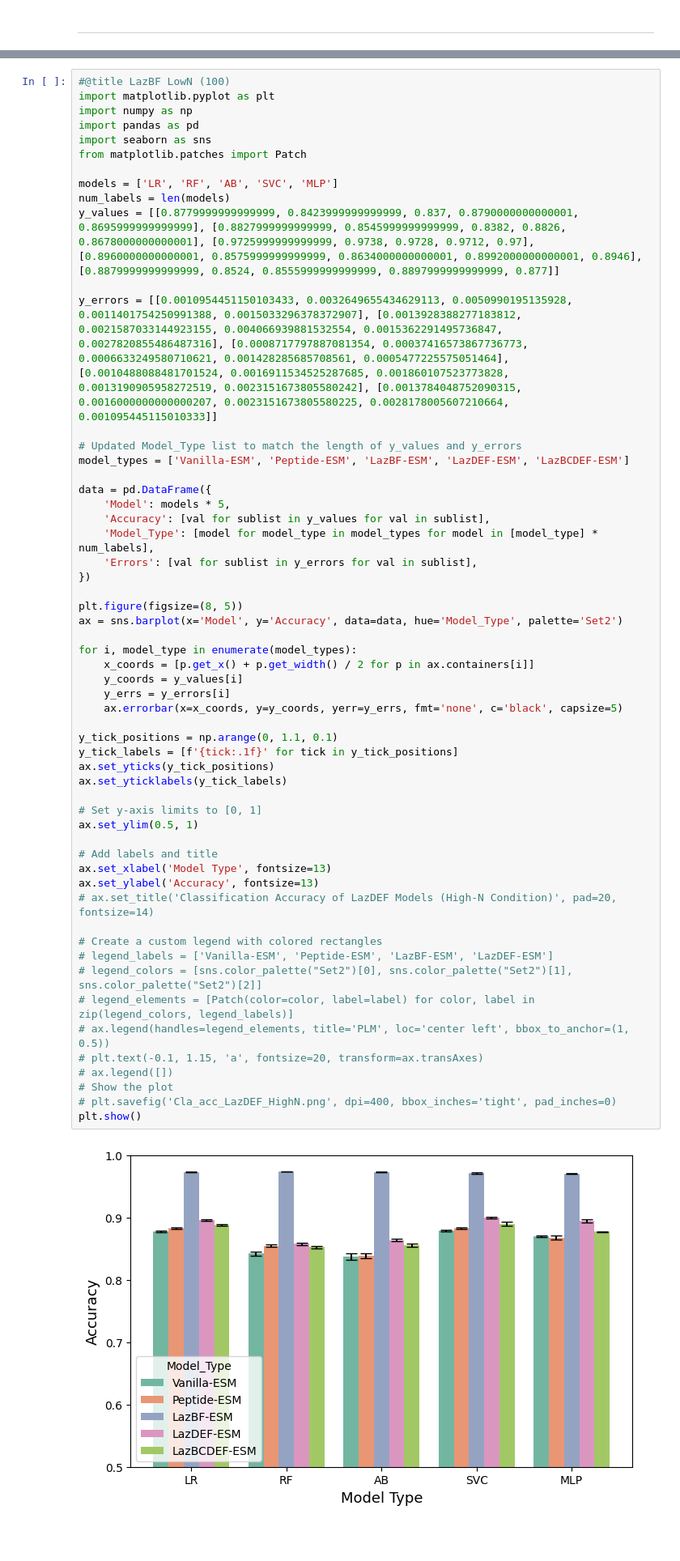
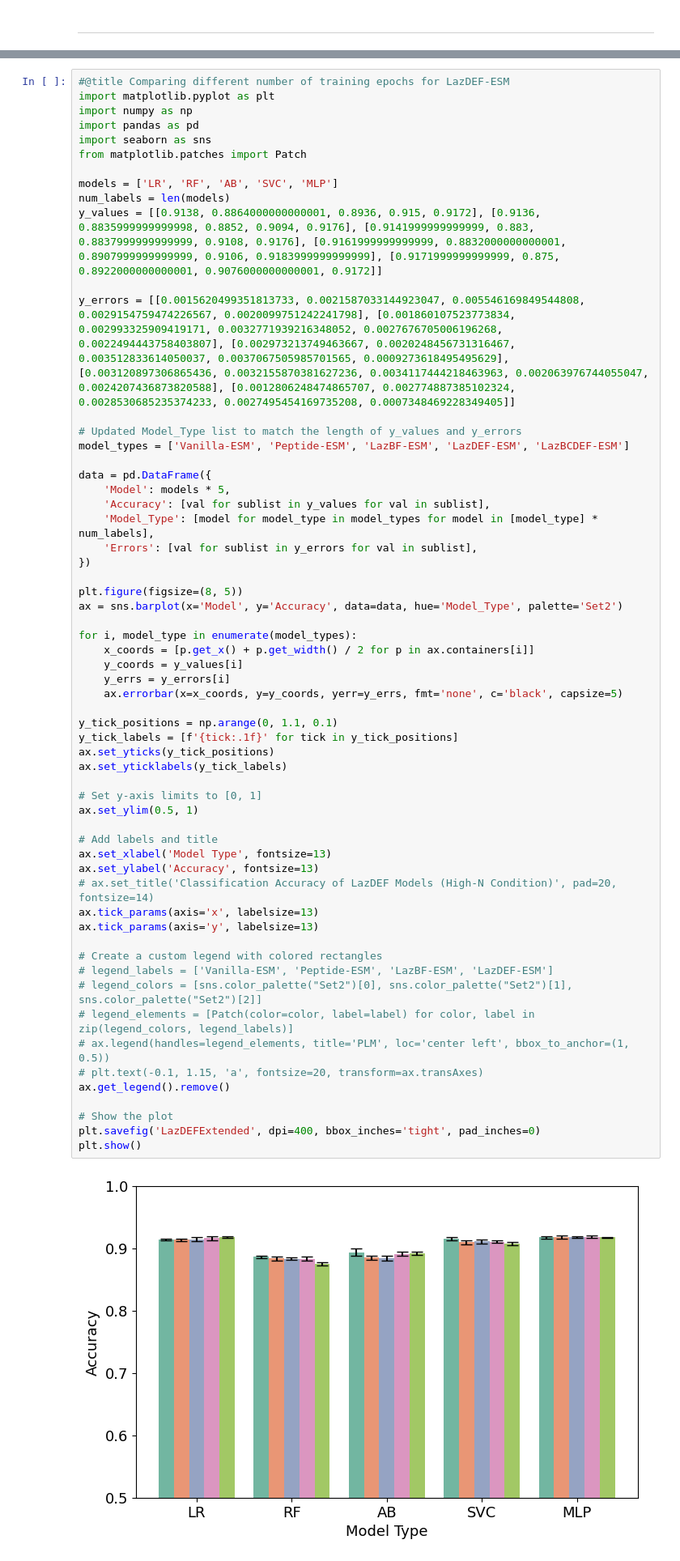
Before and after one commit to ShuklaGroup/LazBFDEF, a Jupyter notebook: scripts/Figures.ipynb, the cells around one changed output, grey strips where cells are left out. Shown: that part at 81% size. Cells and saved outputs as stored; diff of their text form; blank space fills up the shorter version.

```diff
--- a/scripts/Figures.ipynb
+++ b/scripts/Figures.ipynb
@@ -377,5 +435,5 @@ plt.show()
 # %%
-#@title LazBF LowN (100)
+#@title Comparing different number of training epochs for LazDEF-ESM
 import matplotlib.pyplot as plt
 import numpy as np
 import pandas as pd
@@ -384,9 +442,9 @@ from matplotlib.patches import Patch
 
 models = ['LR', 'RF', 'AB', 'SVC', 'MLP']
 num_labels = len(models)
-y_values = [[0.8779999999999999, 0.8423999999999999, 0.837, 0.8790000000000001, 0.8695999999999999], [0.8827999999999999, 0.8545999999999999, 0.8382, 0.8826, 0.8678000000000001], [0.9725999999999999, 0.9738, 0.9728, 0.9712, 0.97], [0.8960000000000001, 0.8575999999999999, 0.8634000000000001, 0.8992000000000001, 0.8946], [0.8879999999999999, 0.8524, 0.8555999999999999, 0.8897999999999999, 0.877]]
+y_values = [[0.9138, 0.8864000000000001, 0.8936, 0.915, 0.9172], [0.9136, 0.8835999999999998, 0.8852, 0.9094, 0.9176], [0.9141999999999999, 0.883, 0.8837999999999999, 0.9108, 0.9176], [0.9161999999999999, 0.8832000000000001, 0.8907999999999999, 0.9106, 0.9183999999999999], [0.9171999999999999, 0.875, 0.8922000000000001, 0.9076000000000001, 0.9172]]
 
-y_errors = [[0.0010954451150103433, 0.0032649655434629113, 0.0050990195135928, 0.0011401754250991388, 0.0015033296378372907], [0.0013928388277183812, 0.0021587033144923155, 0.004066939881532554, 0.0015362291495736847, 0.0027820855486487316], [0.0008717797887081354, 0.00037416573867736773, 0.0006633249580710621, 0.001428285685708561, 0.0005477225575051464], [0.0010488088481701524, 0.0016911534525287685, 0.001860107523773828, 0.0013190905958272519, 0.0023151673805580242], [0.0013784048752090315, 0.0016000000000000207, 0.0023151673805580225, 0.0028178005607210664, 0.001095445115010333]]
+y_errors = [[0.0015620499351813733, 0.0021587033144923047, 0.005546169849544808, 0.0029154759474226567, 0.0020099751242241798], [0.001860107523773834, 0.002993325909419171, 0.0032771939216348052, 0.0027676705006196268, 0.0022494443758403807], [0.002973213749463667, 0.0020248456731316467, 0.003512833614050037, 0.0037067505985701565, 0.0009273618495495629], [0.003120897306865436, 0.0032155870381627236, 0.0034117444218463963, 0.002063976744055047, 0.0024207436873820588], [0.0012806248474865707, 0.002774887385102324, 0.0028530685235374233, 0.0027495454169735208, 0.0007348469228349405]]
 
 # Updated Model_Type list to match the length of y_values and y_errors
 model_types = ['Vanilla-ESM', 'Peptide-ESM', 'LazBF-ESM', 'LazDEF-ESM', 'LazBCDEF-ESM']
@@ -402,33 +460,36 @@ plt.figure(figsize=(8, 5))
 ax = sns.barplot(x='Model', y='Accuracy', data=data, hue='Model_Type', palette='Set2')
 
 for i, model_type in enumerate(model_types):
     x_coords = [p.get_x() + p.get_width() / 2 for p in ax.containers[i]]
     y_coords = y_values[i]
     y_errs = y_errors[i]
     ax.errorbar(x=x_coords, y=y_coords, yerr=y_errs, fmt='none', c='black', capsize=5)
 
 y_tick_positions = np.arange(0, 1.1, 0.1)
 y_tick_labels = [f'{tick:.1f}' for tick in y_tick_positions]
 ax.set_yticks(y_tick_positions)
 ax.set_yticklabels(y_tick_labels)
 
 # Set y-axis limits to [0, 1]
 ax.set_ylim(0.5, 1)
 
 # Add labels and title
 ax.set_xlabel('Model Type', fontsize=13)
 ax.set_ylabel('Accuracy', fontsize=13)
 # ax.set_title('Classification Accuracy of LazDEF Models (High-N Condition)', pad=20, fontsize=14)
+ax.tick_params(axis='x', labelsize=13)
+ax.tick_params(axis='y', labelsize=13)
 
 # Create a custom legend with colored rectangles
 # legend_labels = ['Vanilla-ESM', 'Peptide-ESM', 'LazBF-ESM', 'LazDEF-ESM']
 # legend_colors = [sns.color_palette("Set2")[0], sns.color_palette("Set2")[1], sns.color_palette("Set2")[2]]
 # legend_elements = [Patch(color=color, label=label) for color, label in zip(legend_colors, legend_labels)]
 # ax.legend(handles=legend_elements, title='PLM', loc='center left', bbox_to_anchor=(1, 0.5))
 # plt.text(-0.1, 1.15, 'a', fontsize=20, transform=ax.transAxes)
-# ax.legend([])
+ax.get_legend().remove()
+
 # Show the plot
-# plt.savefig('Cla_acc_LazDEF_HighN.png', dpi=400, bbox_inches='tight', pad_inches=0)
+plt.savefig('LazDEFExtended', dpi=400, bbox_inches='tight', pad_inches=0)
 plt.show()
 # %% [output]
-[figure, old version]
+[figure, new version]
```
Also changed, not shown: parts of 10 cells of this notebook, 7 other files.
